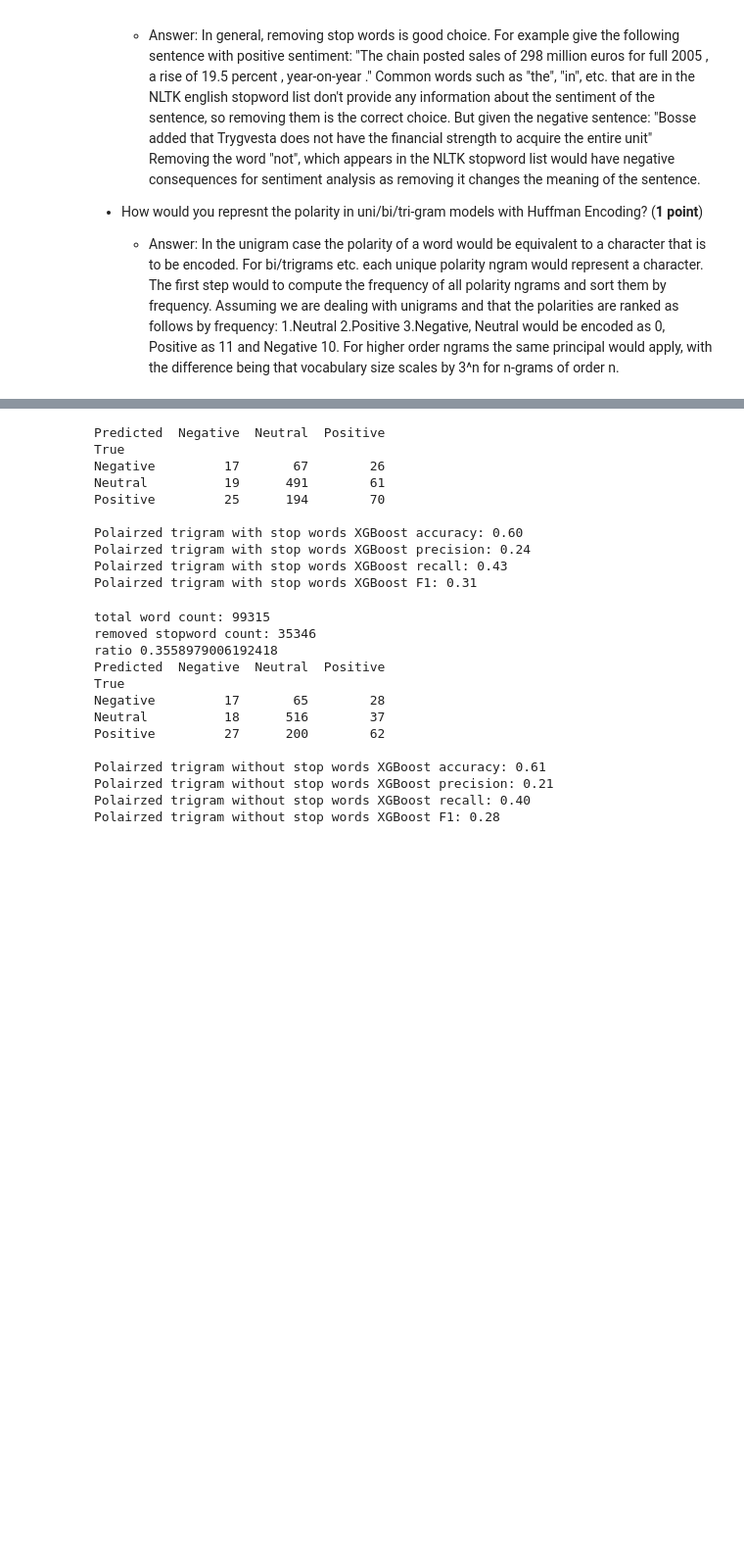
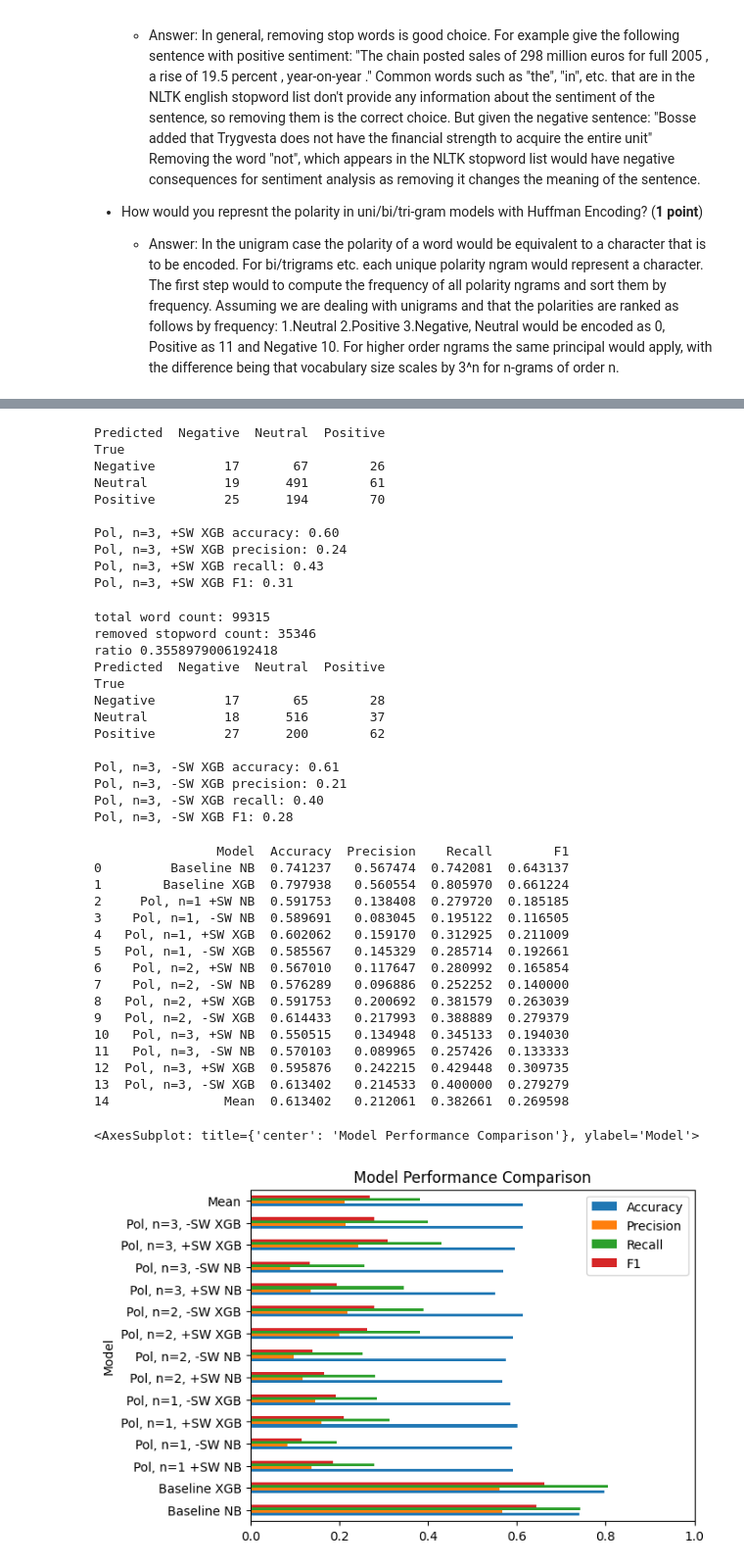
Before and after one commit to WilliamPLaCroix/SNLP-Assignments, a Jupyter notebook: Assignment_6/Assignment6.ipynb, the cells around one changed output, grey strips where cells are left out. Shown at 98% size. Cells and saved outputs as stored; diff of their text form; code cells hidden in the pictures; blank space fills up the shorter version.

Commit message:
graphyboi

```diff
--- a/Assignment_6/Assignment6.ipynb
+++ b/Assignment_6/Assignment6.ipynb
@@ -352,7 +367,8 @@ y_test, y_pred = solution.train_and_fit_model(corpus, classification_model)
 # Get the confusion matrix from solution.py file
 confusion_matrix = solution.calculate_confusion_matrix(y_test, y_pred)
 print(confusion_matrix)
-solution.test(confusion_matrix, classifier="Naive Bayes", preprocessing="Polairzed bigram without stop words")
+results = solution.test(confusion_matrix, classifier="NB", preprocessing="Pol, n=3, -SW")
+results_table = results_table.append(results, ignore_index=True)
 # %% [output]
 total word count: 99315
 removed stopword count: 35346
@@ -378,7 +394,8 @@ y_test, y_pred = solution.train_and_fit_model(corpus, classification_model)
 # Get the confusion matrix from solution.py file
 confusion_matrix = solution.calculate_confusion_matrix(y_test, y_pred)
 print(confusion_matrix)
-solution.test(confusion_matrix, classifier="XGBoost", preprocessing="Polairzed trigram with stop words")
+results = solution.test(confusion_matrix, classifier="XGB", preprocessing="Pol, n=3, +SW")
+results_table = results_table.append(results, ignore_index=True)
 # %% [output]
 Predicted  Negative  Neutral  Positive
 True
@@ -386,10 +403,10 @@ Negative         17       67        26
 Neutral          19      491        61
 Positive         25      194        70
 
-Polairzed trigram with stop words XGBoost accuracy: 0.60
-Polairzed trigram with stop words XGBoost precision: 0.24
-Polairzed trigram with stop words XGBoost recall: 0.43
-Polairzed trigram with stop words XGBoost F1: 0.31
+Pol, n=3, +SW XGB accuracy: 0.60
+Pol, n=3, +SW XGB precision: 0.24
+Pol, n=3, +SW XGB recall: 0.43
+Pol, n=3, +SW XGB F1: 0.31
 # %%
 # 14. Trigram XGBoost, polarized, exclude stop words
 solution = reload(solution)
@@ -401,7 +418,8 @@ y_test, y_pred = solution.train_and_fit_model(corpus, classification_model)
 # Get the confusion matrix from solution.py file
 confusion_matrix = solution.calculate_confusion_matrix(y_test, y_pred)
 print(confusion_matrix)
-solution.test(confusion_matrix, classifier="XGBoost", preprocessing="Polairzed trigram without stop words")
+results = solution.test(confusion_matrix, classifier="XGB", preprocessing="Pol, n=3, -SW")
+results_table = results_table.append(results, ignore_index=True)
 # %% [output]
 total word count: 99315
 removed stopword count: 35346
@@ -412,7 +430,38 @@ Negative         17       65        28
 Neutral          18      516        37
 Positive         27      200        62
 
-Polairzed trigram without stop words XGBoost accuracy: 0.61
-Polairzed trigram without stop words XGBoost precision: 0.21
-Polairzed trigram without stop words XGBoost recall: 0.40
-Polairzed trigram without stop words XGBoost F1: 0.28
+Pol, n=3, -SW XGB accuracy: 0.61
+Pol, n=3, -SW XGB precision: 0.21
+Pol, n=3, -SW XGB recall: 0.40
+Pol, n=3, -SW XGB F1: 0.28
+# %%
+# 15. Mean
+accuracy_mean = results_table["Accuracy"].mean()
+precision_mean = results_table["Precision"].mean()
+recall_mean = results_table["Recall"].mean()
+f1_mean = results_table["F1"].mean()
+mean = {"Model": "Mean", "Accuracy": accuracy_mean, "Precision": precision_mean, "Recall": recall_mean, "F1": f1_mean}
+results_table = results_table.append(mean, ignore_index=True)
+# %%
+print(results_table)
+results_table.plot.barh(x = "Model", y = results_table.columns.values.tolist()[1:],
+                        xlim=(0,1), title="Model Performance Comparison")
+# %% [output]
+                Model  Accuracy  Precision    Recall        F1
+0         Baseline NB  0.741237   0.567474  0.742081  0.643137
+1        Baseline XGB  0.797938   0.560554  0.805970  0.661224
+2     Pol, n=1 +SW NB  0.591753   0.138408  0.279720  0.185185
+3    Pol, n=1, -SW NB  0.589691   0.083045  0.195122  0.116505
+4   Pol, n=1, +SW XGB  0.602062   0.159170  0.312925  0.211009
+5   Pol, n=1, -SW XGB  0.585567   0.145329  0.285714  0.192661
+6    Pol, n=2, +SW NB  0.567010   0.117647  0.280992  0.165854
+7    Pol, n=2, -SW NB  0.576289   0.096886  0.252252  0.140000
+8   Pol, n=2, +SW XGB  0.591753   0.200692  0.381579  0.263039
+9   Pol, n=2, -SW XGB  0.614433   0.217993  0.388889  0.279379
+10   Pol, n=3, +SW NB  0.550515   0.134948  0.345133  0.194030
+11   Pol, n=3, -SW NB  0.570103   0.089965  0.257426  0.133333
+12  Pol, n=3, +SW XGB  0.595876   0.242215  0.429448  0.309735
+13  Pol, n=3, -SW XGB  0.613402   0.214533  0.400000  0.279279
+14               Mean  0.613402   0.212061  0.382661  0.269598
+<AxesSubplot: title={'center': 'Model Performance Comparison'}, ylabel='Model'>
+[figure, added]
```
Also changed, not shown: parts of 13 cells of this notebook, 1 other file.
